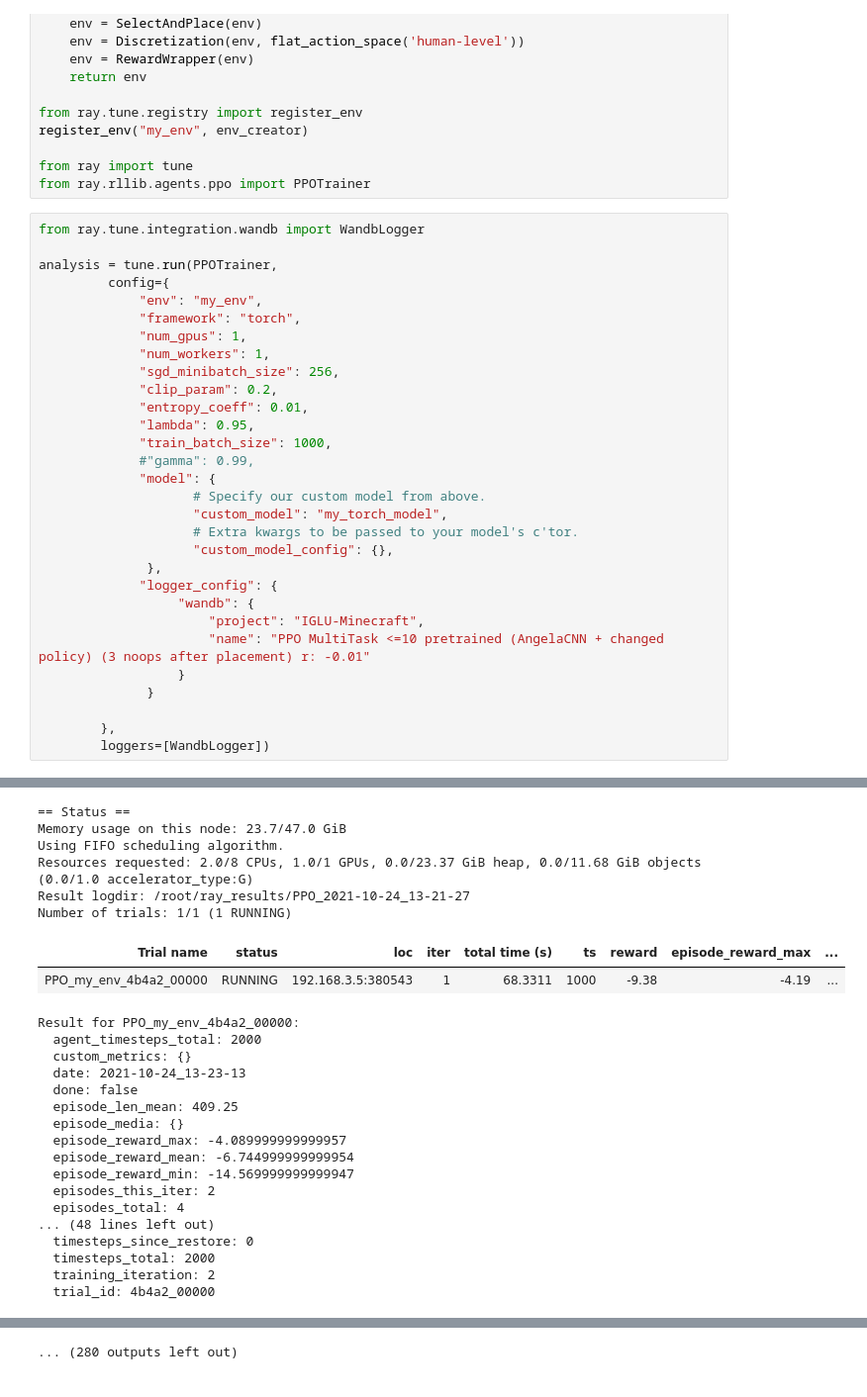
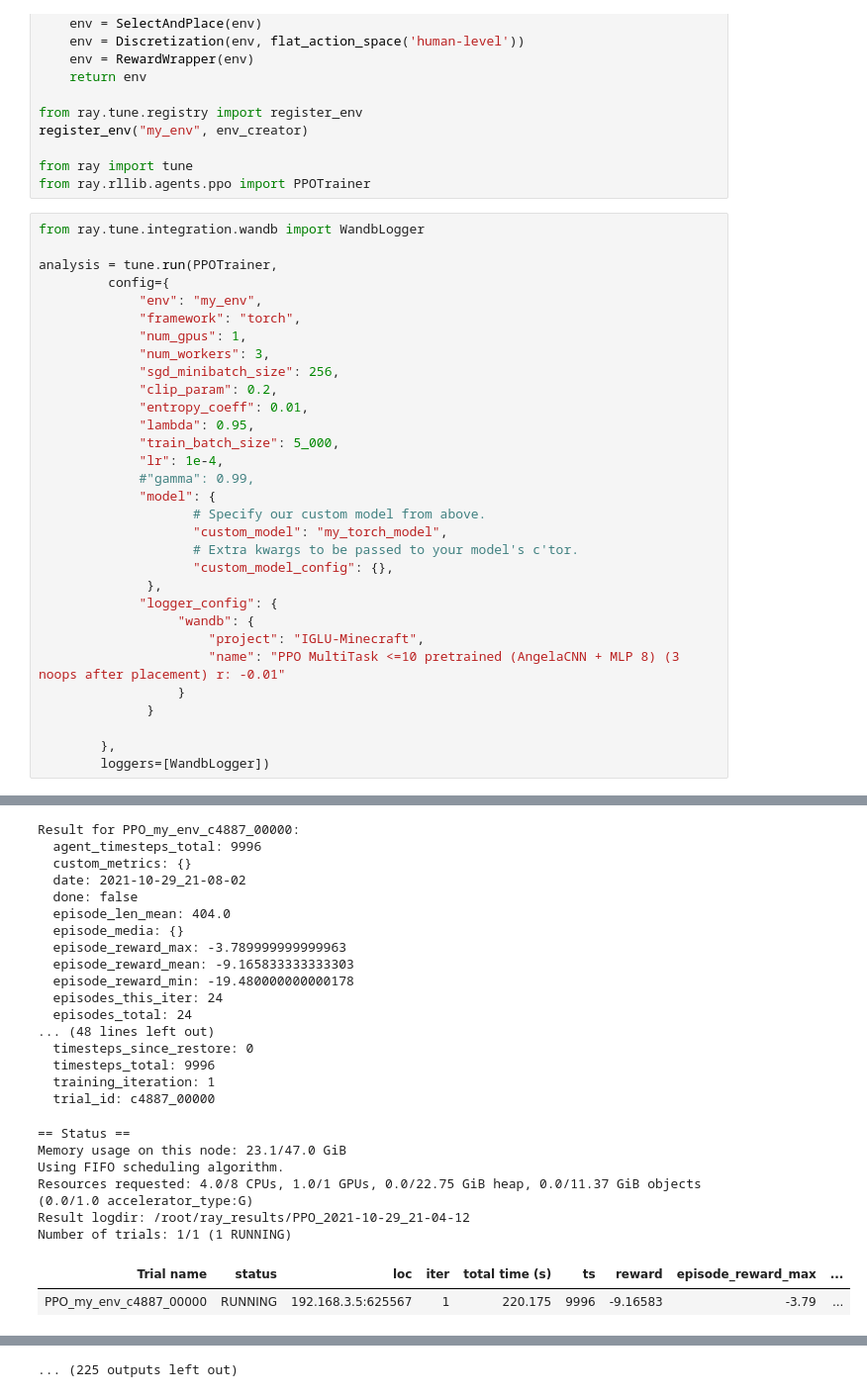
Before and after one commit to LinarAbdrazakov/IGLU-Minecraft, a Jupyter notebook: Training PPO MultiTask <=10 (visual pretrained AngelaCNN) with 3 noops after placement and r -0.01.ipynb, the cells around one changed output, grey strips where cells are left out. Shown: that part at 99% size. Saved outputs shown, nothing was run; the diff lists cells and outputs as text.

Commit message:
multitask training

```diff
--- a/Training PPO MultiTask <=10 (visual pretrained AngelaCNN) with 3 noops after placement and r -0.01.ipynb
+++ b/Training PPO MultiTask <=10 (visual pretrained AngelaCNN) with 3 noops after placement and r -0.01.ipynb
@@ -171,12 +204,13 @@ analysis = tune.run(PPOTrainer,
              "env": "my_env",
              "framework": "torch",
              "num_gpus": 1,
-             "num_workers": 1,
+             "num_workers": 3,
              "sgd_minibatch_size": 256,
              "clip_param": 0.2,
              "entropy_coeff": 0.01,
              "lambda": 0.95,
-             "train_batch_size": 1000,
+             "train_batch_size": 5_000,
+             "lr": 1e-4,
              #"gamma": 0.99,
              "model": {
                     # Specify our custom model from above.
@@ -187,7 +221,7 @@ analysis = tune.run(PPOTrainer,
              "logger_config": {
                   "wandb": {
                       "project": "IGLU-Minecraft",
-                      "name": "PPO MultiTask <=10 pretrained (AngelaCNN + changed policy) (3 noops after placement) r: -0.01"
+                      "name": "PPO MultiTask <=10 pretrained (AngelaCNN + MLP 8) (3 noops after placement) r: -0.01"
                   }
               }
 
@@ -241,25 +266,25 @@ Result for PPO_my_env_4b4a2_00000:
-== Status ==
-Memory usage on this node: 23.7/47.0 GiB
-Using FIFO scheduling algorithm.
-Resources requested: 2.0/8 CPUs, 1.0/1 GPUs, 0.0/23.37 GiB heap, 0.0/11.68 GiB objects (0.0/1.0 accelerator_type:G)
-Result logdir: /root/ray_results/PPO_2021-10-24_13-21-27
-Number of trials: 1/1 (1 RUNNING)
+Result for PPO_my_env_c4887_00000:
+  agent_timesteps_total: 9996
+  custom_metrics: {}
+  date: 2021-10-29_21-08-02
+  done: false
+  episode_len_mean: 404.0
+  episode_media: {}
+  episode_reward_max: -3.789999999999963
+  episode_reward_mean: -9.165833333333303
+  episode_reward_min: -19.480000000000178
+  episodes_this_iter: 24
+  episodes_total: 24
+... (48 lines left out)
+  timesteps_since_restore: 0
+  timesteps_total: 9996
+  training_iteration: 1
+  trial_id: c4887_00000
+== Status ==
+Memory usage on this node: 23.1/47.0 GiB
+Using FIFO scheduling algorithm.
+Resources requested: 4.0/8 CPUs, 1.0/1 GPUs, 0.0/22.75 GiB heap, 0.0/11.37 GiB objects (0.0/1.0 accelerator_type:G)
+Result logdir: /root/ray_results/PPO_2021-10-29_21-04-12
+Number of trials: 1/1 (1 RUNNING)
 | Trial name | status | loc | iter | total time (s) | ts | reward | episode_reward_max | ... |
-| PPO_my_env_4b4a2_00000 | RUNNING | 192.168.3.5:380543 | 1 | 68.3311 | 1000 | -9.38 | -4.19 | ... |
+| PPO_my_env_c4887_00000 | RUNNING | 192.168.3.5:625567 | 1 | 220.175 | 9996 | -9.16583 | -3.79 | ... |
-Result for PPO_my_env_4b4a2_00000:
-  agent_timesteps_total: 2000
-  custom_metrics: {}
-  date: 2021-10-24_13-23-13
-  done: false
-  episode_len_mean: 409.25
-  episode_media: {}
-  episode_reward_max: -4.089999999999957
-  episode_reward_mean: -6.744999999999954
-  episode_reward_min: -14.569999999999947
-  episodes_this_iter: 2
-  episodes_total: 4
-... (48 lines left out)
-  timesteps_since_restore: 0
-  timesteps_total: 2000
-  training_iteration: 2
-  trial_id: 4b4a2_00000
@@ -291 +316 @@ Result for PPO_my_env_4b4a2_00000:
-... (280 outputs left out)
+... (225 outputs left out)
```
Also changed, not shown: parts of 3 cells of this notebook, 4 other files.
